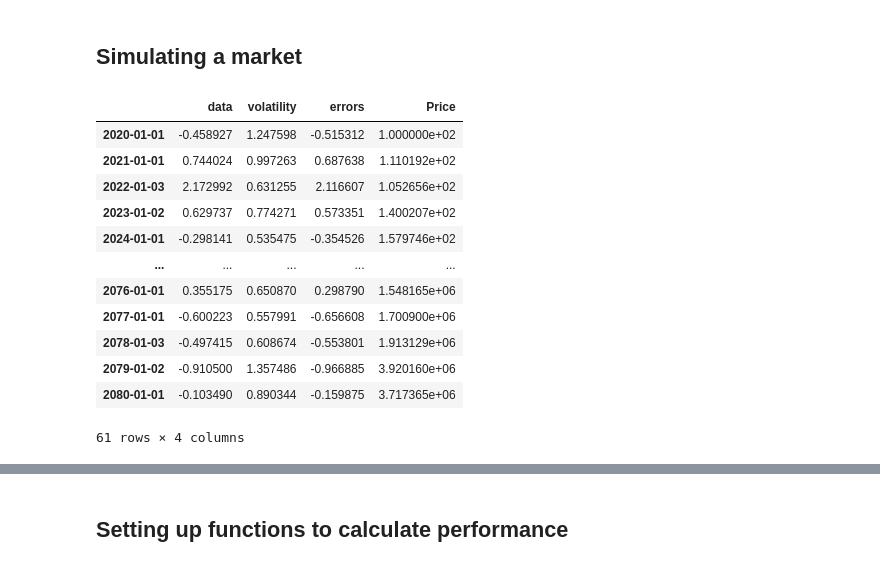
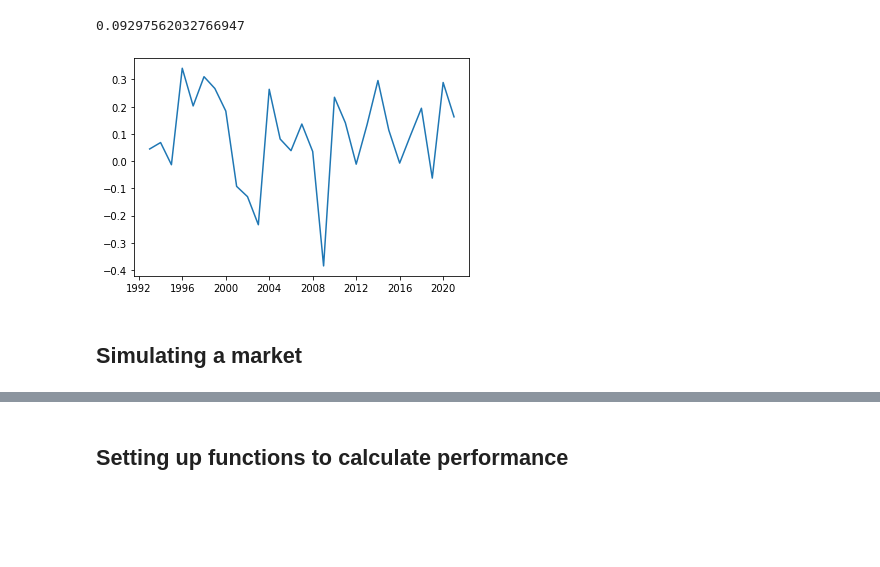
Before and after one commit to neriksen/applied_finance, a Jupyter notebook: portfolio_return.ipynb, the cells around one changed output, grey strips where cells are left out. Saved outputs shown, nothing was run; the diff lists cells and outputs as text; code cells hidden in the pictures; blank space fills up the shorter version.

```diff
--- a/portfolio_return.ipynb
+++ b/portfolio_return.ipynb
@@ -13,4 +14,15 @@ end = dt.date(2080, 12, 31)
 
 Market = simulate.Market(spx.iloc[-7500:, -2], start, end)
+# %%
+our_data = spx.iloc[-7500:, :]
+
+our_data.index = pd.to_datetime(our_data.index)
+
+in_years = our_data['Adj Close'].asfreq('BYS', 'pad')
+plt.plot(in_years.pct_change())
+print(in_years.pct_change().mean())
+# %% [output]
+0.09297562032766947
+[figure, added]
 # %% [markdown]
 ## Simulating a market
@@ -22,16 +28,0 @@ market = Market.garch().asfreq('BYS')
-# %%
-market
-# %% [output]
-|  | data | volatility | errors | Price |
-| 2020-01-01 | -0.458927 | 1.247598 | -0.515312 | 1.000000e+02 |
-| 2021-01-01 | 0.744024 | 0.997263 | 0.687638 | 1.110192e+02 |
-| 2022-01-03 | 2.172992 | 0.631255 | 2.116607 | 1.052656e+02 |
-| 2023-01-02 | 0.629737 | 0.774271 | 0.573351 | 1.400207e+02 |
-| 2024-01-01 | -0.298141 | 0.535475 | -0.354526 | 1.579746e+02 |
-| ... | ... | ... | ... | ... |
-| 2076-01-01 | 0.355175 | 0.650870 | 0.298790 | 1.548165e+06 |
-| 2077-01-01 | -0.600223 | 0.557991 | -0.656608 | 1.700900e+06 |
-| 2078-01-03 | -0.497415 | 0.608674 | -0.553801 | 1.913129e+06 |
-| 2079-01-02 | -0.910500 | 1.357486 | -0.966885 | 3.920160e+06 |
-| 2080-01-01 | -0.103490 | 0.890344 | -0.159875 | 3.717365e+06 |
-61 rows × 4 columns
```
Also changed, not shown: parts of 22 cells of this notebook, 6 other files.
